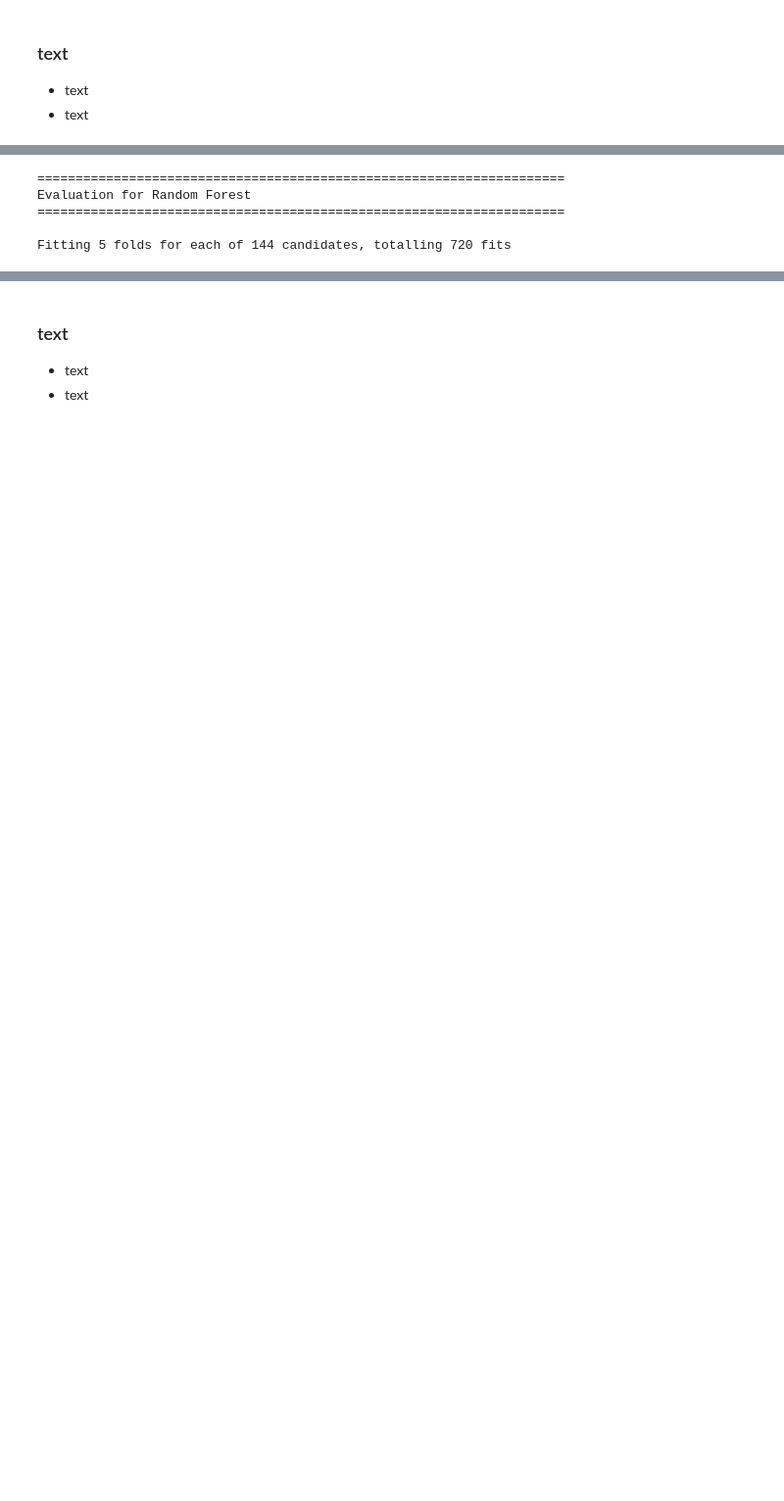
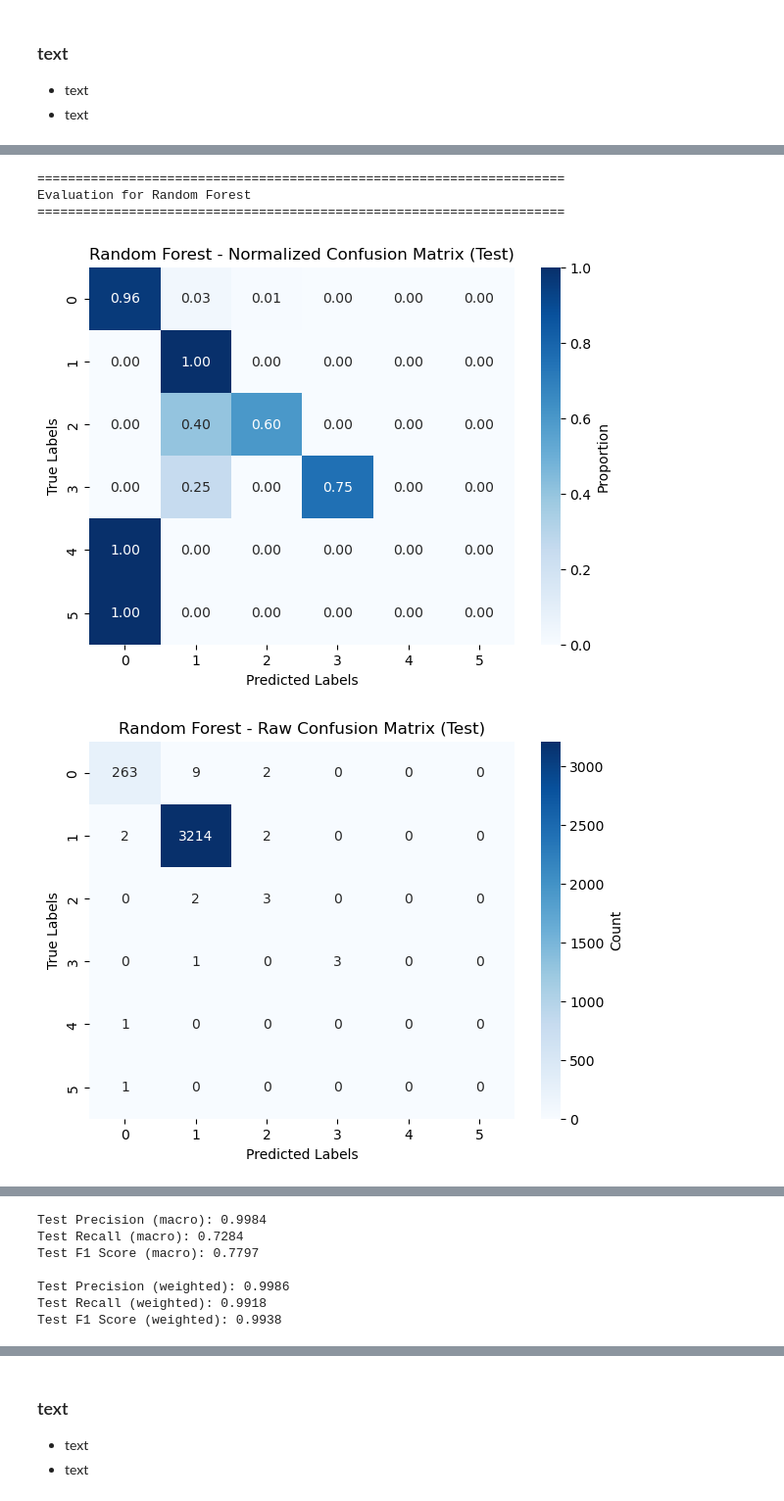
Before and after one commit to Botti01/SSH-Shell-Attacks, a Jupyter notebook: notebooks/section2_supervised_learning_classification.ipynb, the cells around one changed output, grey strips where cells are left out. Shown at 98% size. Cells and saved outputs as stored; diff of their text form; code cells hidden in the pictures; blank space fills up the shorter version.

```diff
--- a/notebooks/section2_supervised_learning_classification.ipynb
+++ b/notebooks/section2_supervised_learning_classification.ipynb
@@ -863,17 +857,18 @@ Train Recall (weighted): 0.9916
 Train F1 Score (weighted): 0.9932
 # %%
 # Esegui l'evaluazione del modello per Random Forest
-evaluate_model(
+tuned_pred_rf = evaluate_model(
     best_rf_model,
     X_test_tfidf,
     y_test_binary,
     "Random Forest",
     X_train_tfidf,
-    y_train_binary
+    y_train_binary,
+    mlb
 )
 # %% [output]
 =====================================================================
 Evaluation for Random Forest
 =====================================================================
-
-Fitting 5 folds for each of 144 candidates, totalling 720 fits
+[figure, added]
+[figure, added]
@@ -879,0 +876,7 @@ Fitting 5 folds for each of 144 candidates, totalling 720 fits
+Test Precision (macro): 0.9984
+Test Recall (macro): 0.7284
+Test F1 Score (macro): 0.7797
+
+Test Precision (weighted): 0.9986
+Test Recall (weighted): 0.9918
+Test F1 Score (weighted): 0.9938
```
Also changed, not shown: parts of 18 cells of this notebook, 8 other files.
